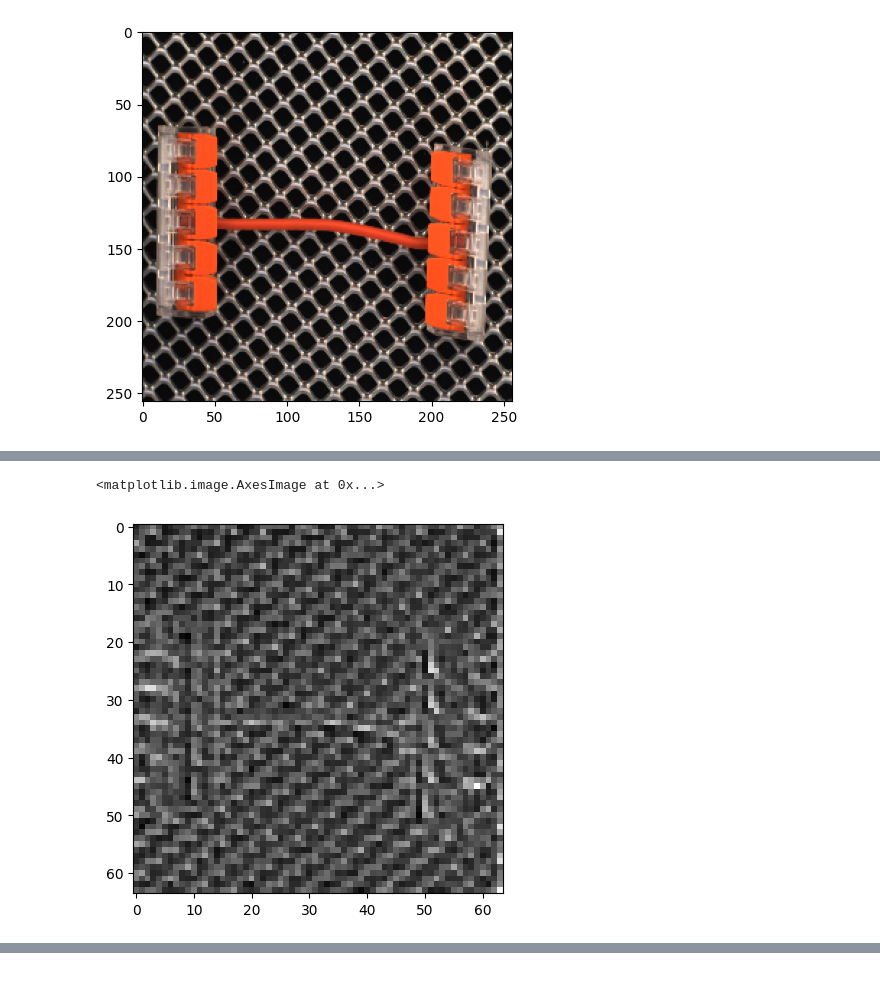
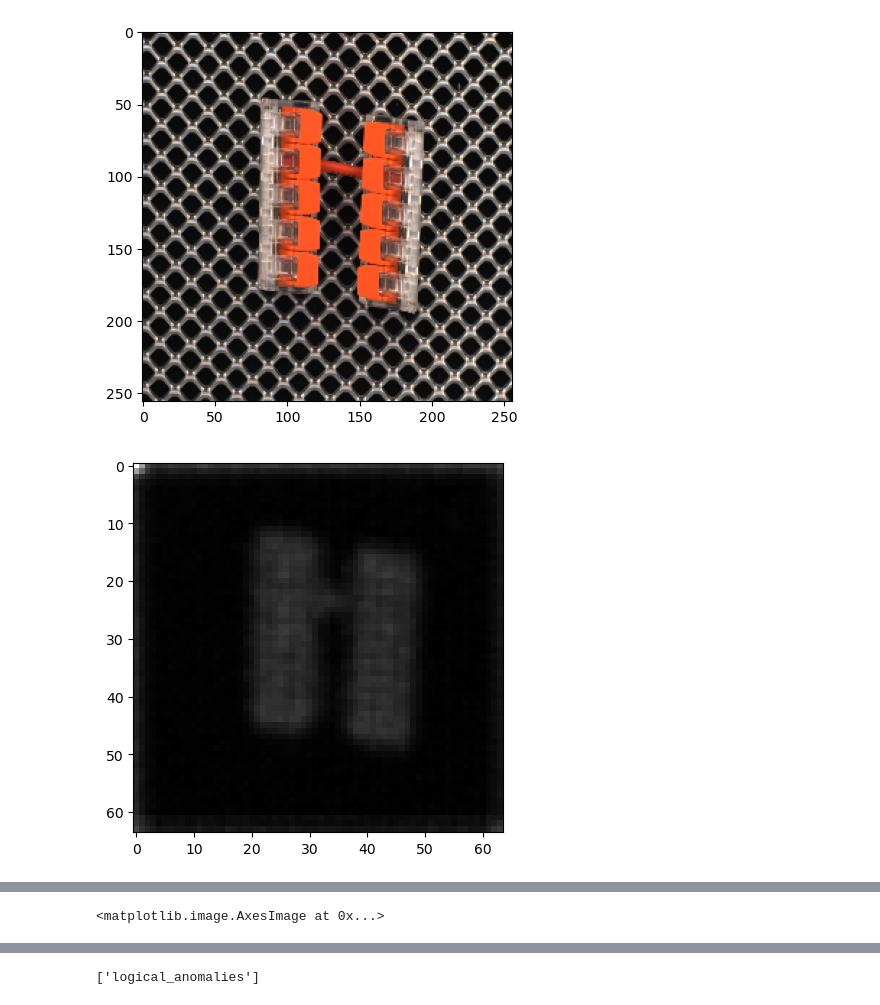
Before and after one commit to few-shot-anomaly-detection/anomalib, a Jupyter notebook: anomalib_exp.ipynb, the cells around one changed output, grey strips where cells are left out. Cells and saved outputs as stored; diff of their text form; code cells hidden in the pictures.

```diff
--- a/anomalib_exp.ipynb
+++ b/anomalib_exp.ipynb
@@ -12,6 +13,13 @@ model = None
 batch = None
 torch.cuda.empty_cache()
 
-config = get_configurable_parameters(model_name='efficientad', config_path='./src/anomalib/models/efficientad/loco_config.yaml')
+config = get_configurable_parameters(model_name='fastflow',
+                                     config_path='./src/anomalib/models/fastflow/loco_config.yaml')
 datamodule = get_datamodule(config)
 model = get_model(config).to(device)
+model.load_state_dict(
+    torch.load('./results/fastflow/mvtec_loco/breakfast_box/run/weights/lightning/model-v1.ckpt')['state_dict'],
+    strict=False
+)
+model.eval()
+# print(1)
@@ -19,4 +45,5 @@ model = get_model(config).to(device)
 datamodule.setup()
 train_dataloader = datamodule.train_dataloader()
 val_dataloader = datamodule.val_dataloader()
+it = iter(val_dataloader)
 # %% [output]
@@ -24,5 +51,4 @@ val_dataloader = datamodule.val_dataloader()
 # %%
-batch = iter(train_dataloader).__next__()
+batch = it.__next__()
 print(batch['image_path'])
-teacher_output = model.model.teacher(batch['image'].to(device))
 # %% [output]
@@ -29,0 +128,8 @@ teacher_output = model.model.teacher(batch['image'].to(device))
+# %%
+with torch.no_grad():
+    teacher_output = model.model.teacher(batch['image'].to(device))
+    student_output = model.model.student(batch['image'].to(device))
+    ae_output = model.model.ae(batch['image'].to(device))
+    distance_st = torch.pow(teacher_output - student_output[:, :384, :, :], 2).mean(dim=1, keepdim=True)
+    distance_ae = torch.pow(ae_output - student_output[:, 384:, :, :], 2).mean(dim=1, keepdim=True)
+    distance_att = torch.pow(ae_output - teacher_output, 2).mean(dim=1, keepdim=True)
@@ -30,6 +160,12 @@ teacher_output = model.model.teacher(batch['image'].to(device))
 # %%
-plt.imshow(batch['image'][0].permute(1, 2, 0))
+idx = 3
+plt.imshow(batch['image'][idx].permute(1, 2, 0))
 plt.show()
-plt.imshow(teacher_output[0, ...][100].cpu().detach().numpy(), cmap='gray')
+plt.imshow(distance_st[idx, ...][0].cpu().detach().numpy(), cmap='gray')
+plt.show()
+plt.imshow(distance_ae[idx, ...][0].cpu().detach().numpy(), cmap='gray')
+plt.show()
+plt.imshow(distance_att[idx, ...][0].cpu().detach(), cmap='gray')
 # %% [output]
-[figure, old version]
+[figure, new version]
+[figure, new version]
@@ -36,2 +173 @@ plt.imshow(teacher_output[0, ...][100].cpu().detach().numpy(), cmap='gray')
 <matplotlib.image.AxesImage at 0x...>
-[figure, old version]
@@ -37,0 +175,27 @@ plt.imshow(teacher_output[0, ...][100].cpu().detach().numpy(), cmap='gray')
+# %%
+from anomalib.config import get_configurable_parameters
+from anomalib.data import get_datamodule
+from anomalib.models import get_model
+from matplotlib import pyplot as plt
+
+import torch
+
+device = torch.device('cuda:1')
+
+model = None
+batch = None
+torch.cuda.empty_cache()
+
+config = get_configurable_parameters(model_name='patchcore',
+                                     config_path='./src/anomalib/models/patchcore/loco_config.yaml')
+datamodule = get_datamodule(config)
+model = get_model(config).to(device)
+model.load_state_dict(torch.load('./results/patchcore/mvtec_loco/juice_bottle/run/weights/lightning/model-v4.ckpt',
+                                 map_location=model.device)['state_dict'], strict=False)
+
+datamodule.setup()
+train_dataloader = datamodule.train_dataloader()
+val_dataloader = datamodule.val_dataloader()
+it = iter(val_dataloader)
+# %% [output]
+['logical_anomalies']
```
Also changed, not shown: parts of 22 cells of this notebook, 24 other files.
